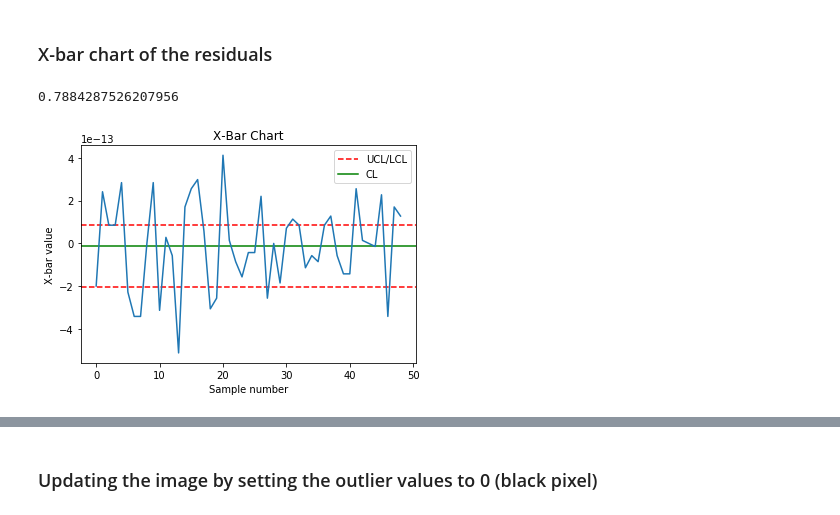
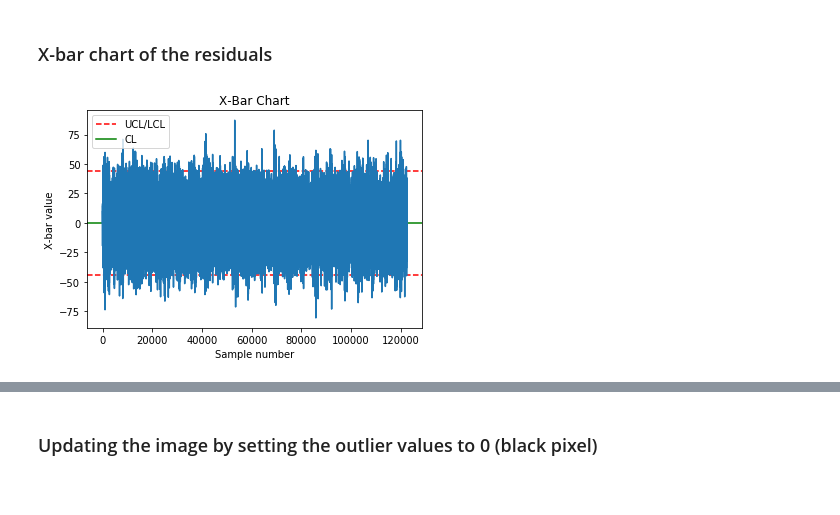
Before and after one commit to BU-IE-582/fall19-akinelden, a Jupyter notebook: Project_Part2/Part2_B.ipynb, the cells around one changed output, grey strips where cells are left out. Cells and saved outputs as stored; diff of their text form; code cells hidden in the pictures.

```diff
--- a/Project_Part2/Part2_B.ipynb
+++ b/Project_Part2/Part2_B.ipynb
@@ -27,17 +26,17 @@ Image(filename='image9_gray.jpg')
 # %%
 starting_x=0 #initialization of starting x coordinate
 starting_y=0 #initialization of starting y coordinate
-patch_number=49
+patch_number=87*87
 number_of_predictors=(51*51)-1
 y=np.arange(patch_number)
 x=np.zeros((patch_number,number_of_predictors))
-for i in range(patch_number): #repeating the process for total number of patches(last 43 pixels isn't considered at each dimension)
+for i in range(patch_number): #repeating the process for total number of patches(last 1 pixel isn't considered at each dimension)
     gray_patch=gray[starting_x:(starting_x+51),starting_y:(starting_y+51)]   #selecting the patch
     y[i]=gray_patch[25,25]                                                   #selecting the central pixel
     x[i]=np.array(np.delete(gray_patch,1300))                                #finding predictors
-    starting_x=starting_x+51
-    if starting_x==357:
-        starting_y=starting_y+51
+    starting_x=starting_x+4
+    if starting_x==348:
+        starting_y=starting_y+4
         starting_x=0
-        if starting_y==357:
+        if starting_y==348:
             break
@@ -63,7 +64,5 @@ for i in range(patch_number): #repeating the process for total number of patches
 # %%
 lm=linear_model.LinearRegression()
 model =lm.fit(x,y)
-predictions=lm.predict(x)
-print(predictions)
-print(y)
+predictions=lm.predict(x_pred)
 # %% [output]
@@ -77,12 +71,12 @@ print(y)
 # %% [markdown]
 ### Plotting the residuals
 # %%
-residuals=y-predictions
+residuals=y_pred-predictions
 plt.figure()
 plt.title('Residuals')
 plt.axhline(0, color='r', linestyle='--')
 plt.plot(residuals)
 plt.xlabel('Patch number')
-plt.ylabel('Residual value\n(10^-13)')
+plt.ylabel('Residual value')
 plt.show()
 # %% [output]
@@ -101,39 +97,21 @@ plt.show()
 # %% [markdown]
 ### X-bar chart of the residuals
 # %%
-#x-bar chart
-n=15
-m=10
-c4=(4*(n-1))/(4*n-3)
-A3=(3)/(c4*np.sqrt(n))
-print(A3)
-samples=np.zeros((m,n))
-sample_means=np.zeros(m)
-sample_std=np.zeros(m)
-
-for i in range(m):
-    rand_index=np.random.randint(49,size=n)
-    samples[i]=residuals[rand_index]
-    sample_means[i]=np.mean(samples[i])
-    sample_std[i]=np.std(samples[i])
-
-x_bar_bar=np.mean(sample_means)
-s_bar=np.mean(sample_std)
-
-upper_limit=x_bar_bar+A3*s_bar
-lower_limit=x_bar_bar-A3*s_bar
+residual_mean=np.mean(residuals)
+residual_std=np.std(residuals)
+upper_limit=residual_mean+3*residual_std
+lower_limit=residual_mean-3*residual_std
 central_line=residual_mean
 
 plt.figure()
 plt.title('X-Bar Chart')
 plt.xlabel('Sample number')
 plt.ylabel('X-bar value')
 plt.axhline(upper_limit,color="r", linestyle='--', label='UCL/LCL')
 plt.axhline(lower_limit,color="r", linestyle='--')
 plt.axhline(central_line,color="g", label='CL')
 plt.plot(residuals)
 plt.legend()
 plt.show()
 # %% [output]
-0.7884287526207956
-[figure, old version]
+[figure, new version]
```
Also changed, not shown: parts of 17 cells of this notebook.
